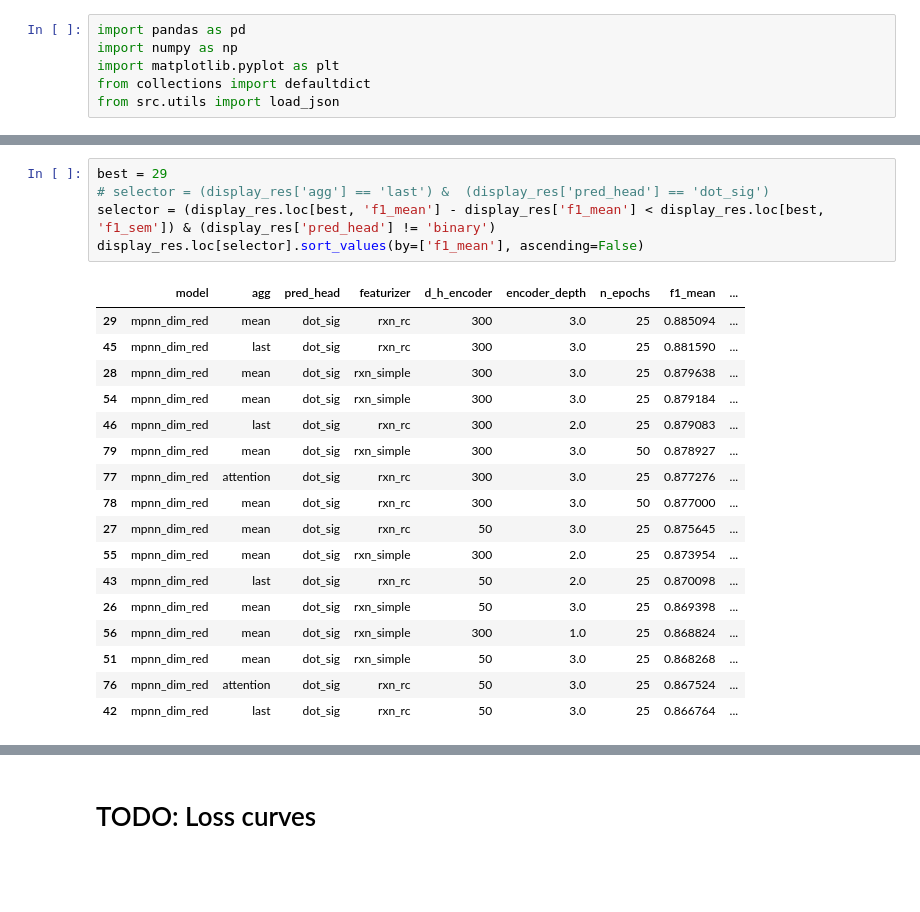
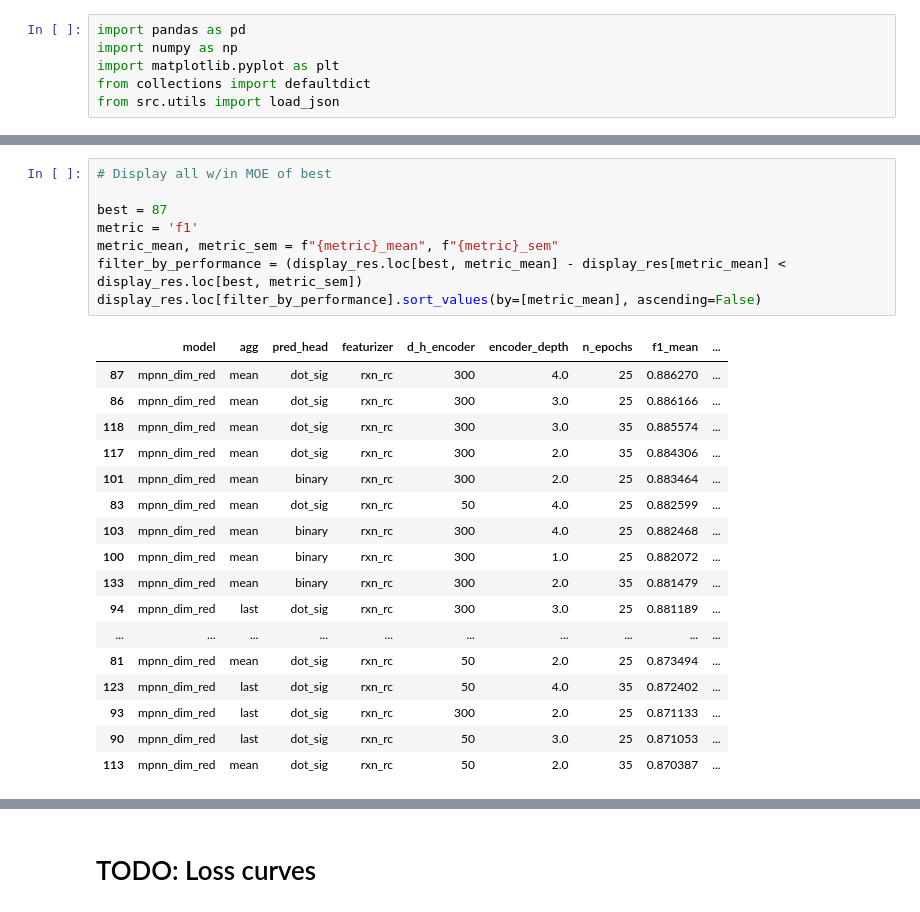
Before and after one commit to stefanpate/rcgnn, a Jupyter notebook: notebooks/rc_gnn_sprhea_figs.ipynb, the cells around one changed output, grey strips where cells are left out. Saved outputs shown, nothing was run; the diff lists cells and outputs as text; blank space fills up the shorter version.

```diff
--- a/notebooks/rc_gnn_sprhea_figs.ipynb
+++ b/notebooks/rc_gnn_sprhea_figs.ipynb
@@ -69,23 +121,26 @@ display_res.sort_values(by=['f1_mean'], ascending=False).head(100)
-# %%
-best = 29
-# selector = (display_res['agg'] == 'last') &  (display_res['pred_head'] == 'dot_sig')
-selector = (display_res.loc[best, 'f1_mean'] - display_res['f1_mean'] < display_res.loc[best, 'f1_sem']) & (display_res['pred_head'] != 'binary')
-display_res.loc[selector].sort_values(by=['f1_mean'], ascending=False)
-# %% [output]
-|  | model | agg | pred_head | featurizer | d_h_encoder | encoder_depth | n_epochs | f1_mean | ... |
-| 29 | mpnn_dim_red | mean | dot_sig | rxn_rc | 300 | 3.0 | 25 | 0.885094 | ... |
-| 45 | mpnn_dim_red | last | dot_sig | rxn_rc | 300 | 3.0 | 25 | 0.881590 | ... |
-| 28 | mpnn_dim_red | mean | dot_sig | rxn_simple | 300 | 3.0 | 25 | 0.879638 | ... |
-| 54 | mpnn_dim_red | mean | dot_sig | rxn_simple | 300 | 3.0 | 25 | 0.879184 | ... |
-| 46 | mpnn_dim_red | last | dot_sig | rxn_rc | 300 | 2.0 | 25 | 0.879083 | ... |
-| 79 | mpnn_dim_red | mean | dot_sig | rxn_simple | 300 | 3.0 | 50 | 0.878927 | ... |
-| 77 | mpnn_dim_red | attention | dot_sig | rxn_rc | 300 | 3.0 | 25 | 0.877276 | ... |
-| 78 | mpnn_dim_red | mean | dot_sig | rxn_rc | 300 | 3.0 | 50 | 0.877000 | ... |
-| 27 | mpnn_dim_red | mean | dot_sig | rxn_rc | 50 | 3.0 | 25 | 0.875645 | ... |
-| 55 | mpnn_dim_red | mean | dot_sig | rxn_simple | 300 | 2.0 | 25 | 0.873954 | ... |
-| 43 | mpnn_dim_red | last | dot_sig | rxn_rc | 50 | 2.0 | 25 | 0.870098 | ... |
-| 26 | mpnn_dim_red | mean | dot_sig | rxn_simple | 50 | 3.0 | 25 | 0.869398 | ... |
-| 56 | mpnn_dim_red | mean | dot_sig | rxn_simple | 300 | 1.0 | 25 | 0.868824 | ... |
-| 51 | mpnn_dim_red | mean | dot_sig | rxn_simple | 50 | 3.0 | 25 | 0.868268 | ... |
-| 76 | mpnn_dim_red | attention | dot_sig | rxn_rc | 50 | 3.0 | 25 | 0.867524 | ... |
-| 42 | mpnn_dim_red | last | dot_sig | rxn_rc | 50 | 3.0 | 25 | 0.866764 | ... |
+# %%
+# Display all w/in MOE of best
+
+best = 87
+metric = 'f1'
+metric_mean, metric_sem = f"{metric}_mean", f"{metric}_sem"
+filter_by_performance = (display_res.loc[best, metric_mean] - display_res[metric_mean] < display_res.loc[best, metric_sem])
+display_res.loc[filter_by_performance].sort_values(by=[metric_mean], ascending=False)
+# %% [output]
+|  | model | agg | pred_head | featurizer | d_h_encoder | encoder_depth | n_epochs | f1_mean | ... |
+| 87 | mpnn_dim_red | mean | dot_sig | rxn_rc | 300 | 4.0 | 25 | 0.886270 | ... |
+| 86 | mpnn_dim_red | mean | dot_sig | rxn_rc | 300 | 3.0 | 25 | 0.886166 | ... |
+| 118 | mpnn_dim_red | mean | dot_sig | rxn_rc | 300 | 3.0 | 35 | 0.885574 | ... |
+| 117 | mpnn_dim_red | mean | dot_sig | rxn_rc | 300 | 2.0 | 35 | 0.884306 | ... |
+| 101 | mpnn_dim_red | mean | binary | rxn_rc | 300 | 2.0 | 25 | 0.883464 | ... |
+| 83 | mpnn_dim_red | mean | dot_sig | rxn_rc | 50 | 4.0 | 25 | 0.882599 | ... |
+| 103 | mpnn_dim_red | mean | binary | rxn_rc | 300 | 4.0 | 25 | 0.882468 | ... |
+| 100 | mpnn_dim_red | mean | binary | rxn_rc | 300 | 1.0 | 25 | 0.882072 | ... |
+| 133 | mpnn_dim_red | mean | binary | rxn_rc | 300 | 2.0 | 35 | 0.881479 | ... |
+| 94 | mpnn_dim_red | last | dot_sig | rxn_rc | 300 | 3.0 | 25 | 0.881189 | ... |
+| ... | ... | ... | ... | ... | ... | ... | ... | ... | ... |
+| 81 | mpnn_dim_red | mean | dot_sig | rxn_rc | 50 | 2.0 | 25 | 0.873494 | ... |
+| 123 | mpnn_dim_red | last | dot_sig | rxn_rc | 50 | 4.0 | 35 | 0.872402 | ... |
+| 93 | mpnn_dim_red | last | dot_sig | rxn_rc | 300 | 2.0 | 25 | 0.871133 | ... |
+| 90 | mpnn_dim_red | last | dot_sig | rxn_rc | 50 | 3.0 | 25 | 0.871053 | ... |
+| 113 | mpnn_dim_red | mean | dot_sig | rxn_rc | 50 | 2.0 | 35 | 0.870387 | ... |
```
Also changed, not shown: parts of 8 cells of this notebook, 6 other files.
